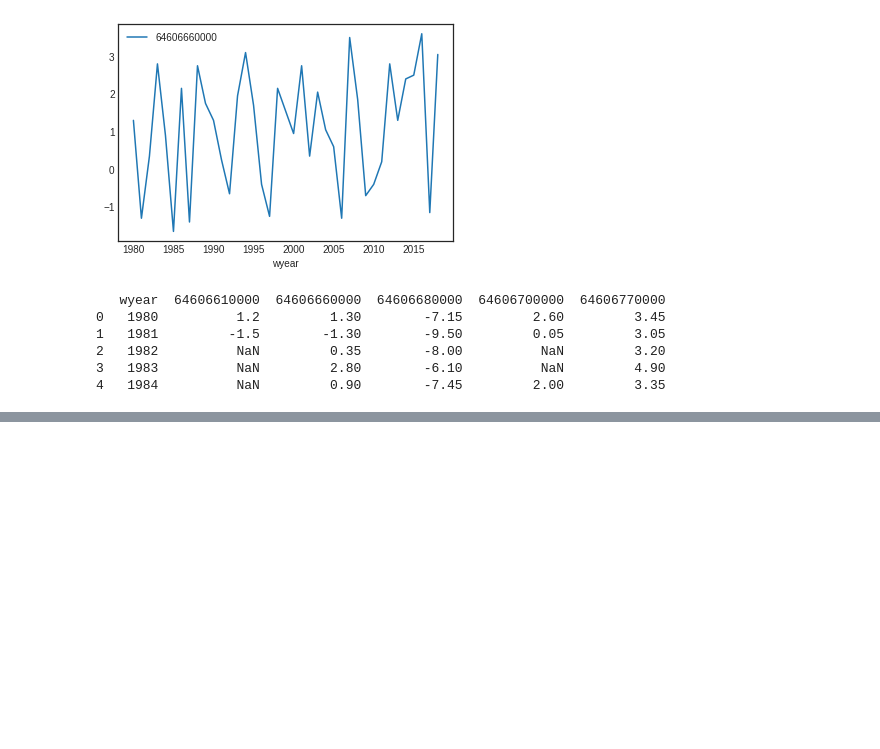
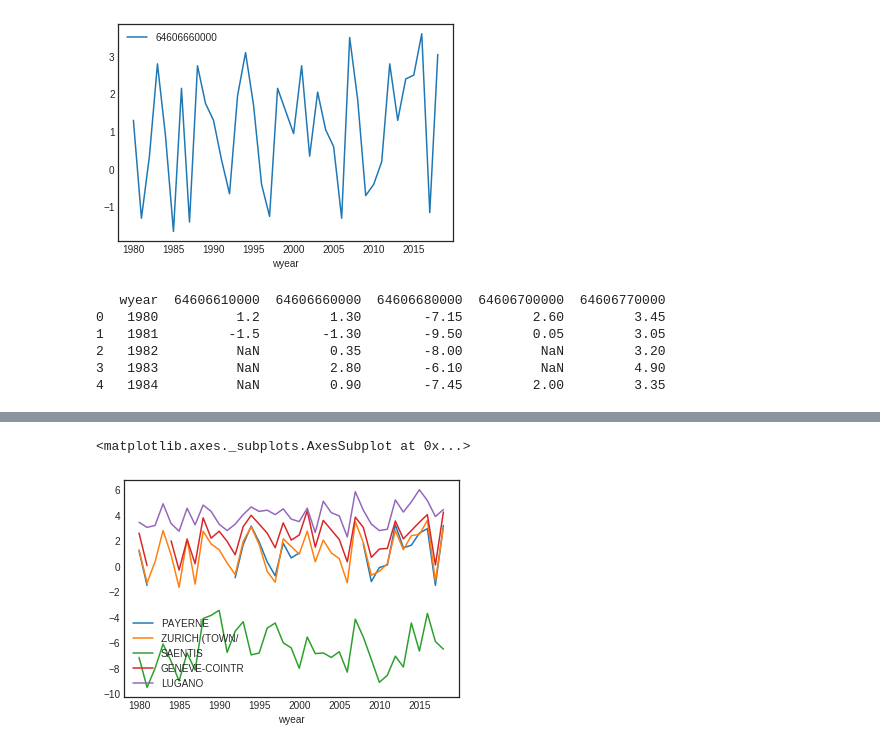
Before and after one commit to panhypersebastos/winter_predictor, a Jupyter notebook: station_exploration.ipynb, the cells around one changed output, grey strips where cells are left out. Cells and saved outputs as stored; diff of their text form; code cells hidden in the pictures; blank space fills up the shorter version.

```diff
--- a/station_exploration.ipynb
+++ b/station_exploration.ipynb
@@ -231,0 +282,5 @@ pd.NaT
+# %%
+all_df.plot(x='wyear')
+# %% [output]
+<matplotlib.axes._subplots.AxesSubplot at 0x...>
+[figure, added]
```
Also changed, not shown: parts of 15 cells of this notebook.
